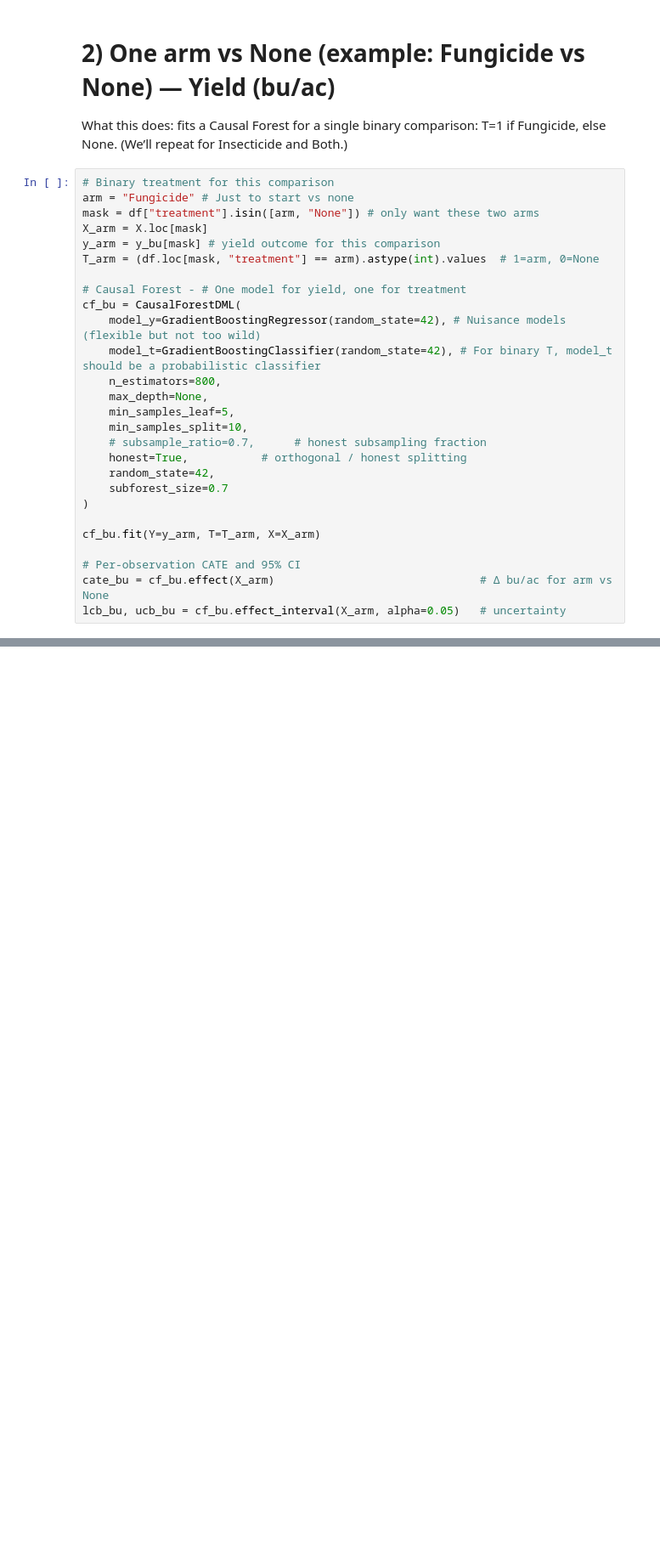
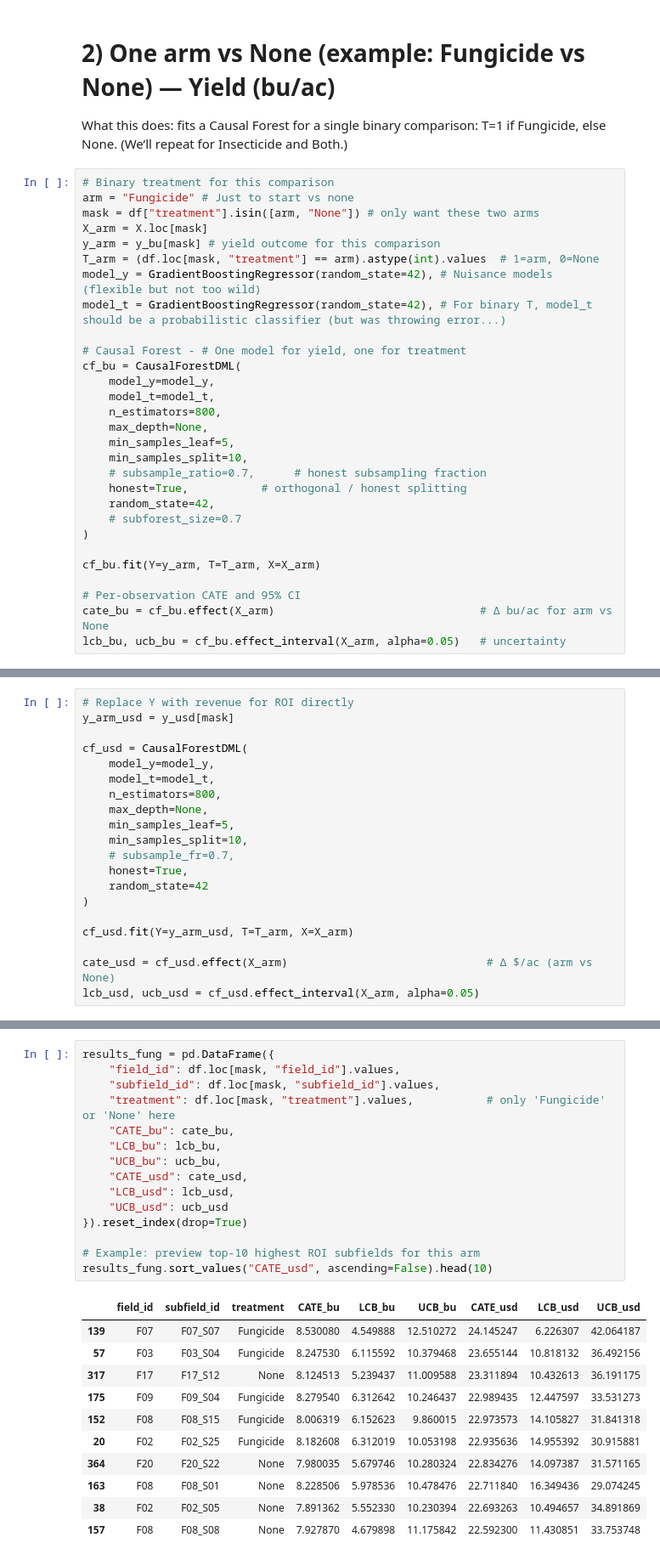
Before and after one commit to jwalluww/Portfolio_Projects, a Jupyter notebook: Quick_Hits/WIP_Farming_Dataset.ipynb, the cells around one changed output, grey strips where cells are left out. Shown at 85% size. Saved outputs shown, nothing was run; the diff lists cells and outputs as text; blank space fills up the shorter version.

```diff
--- a/Quick_Hits/WIP_Farming_Dataset.ipynb
+++ b/Quick_Hits/WIP_Farming_Dataset.ipynb
@@ -729,11 +681,13 @@ mask = df["treatment"].isin([arm, "None"]) # only want these two arms
 X_arm = X.loc[mask]
 y_arm = y_bu[mask] # yield outcome for this comparison
 T_arm = (df.loc[mask, "treatment"] == arm).astype(int).values  # 1=arm, 0=None
+model_y = GradientBoostingRegressor(random_state=42), # Nuisance models (flexible but not too wild)
+model_t = GradientBoostingRegressor(random_state=42), # For binary T, model_t should be a probabilistic classifier (but was throwing error...)
 
 # Causal Forest - # One model for yield, one for treatment
 cf_bu = CausalForestDML(
-    model_y=GradientBoostingRegressor(random_state=42), # Nuisance models (flexible but not too wild)
-    model_t=GradientBoostingClassifier(random_state=42), # For binary T, model_t should be a probabilistic classifier
+    model_y=model_y,
+    model_t=model_t,
     n_estimators=800,
     max_depth=None,
     min_samples_leaf=5,
@@ -741,7 +695,7 @@ cf_bu = CausalForestDML(
     # subsample_ratio=0.7,      # honest subsampling fraction
     honest=True,           # orthogonal / honest splitting
     random_state=42,
-    subforest_size=0.7
+    # subforest_size=0.7
 )
 
 cf_bu.fit(Y=y_arm, T=T_arm, X=X_arm)
@@ -753,0 +712,20 @@ AttributeError: Cannot use a classifier as a first stage model when the target i
+# %%
+# Replace Y with revenue for ROI directly
+y_arm_usd = y_usd[mask]
+
+cf_usd = CausalForestDML(
+    model_y=model_y,
+    model_t=model_t,
+    n_estimators=800,
+    max_depth=None,
+    min_samples_leaf=5,
+    min_samples_split=10,
+    # subsample_fr=0.7,
+    honest=True,
+    random_state=42
+)
+
+cf_usd.fit(Y=y_arm_usd, T=T_arm, X=X_arm)
+
+cate_usd = cf_usd.effect(X_arm)                              # Δ $/ac (arm vs None)
+lcb_usd, ucb_usd = cf_usd.effect_interval(X_arm, alpha=0.05)
@@ -753,0 +736,27 @@ AttributeError: Cannot use a classifier as a first stage model when the target i
+# %%
+results_fung = pd.DataFrame({
+    "field_id": df.loc[mask, "field_id"].values,
+    "subfield_id": df.loc[mask, "subfield_id"].values,
+    "treatment": df.loc[mask, "treatment"].values,           # only 'Fungicide' or 'None' here
+    "CATE_bu": cate_bu,
+    "LCB_bu": lcb_bu,
+    "UCB_bu": ucb_bu,
+    "CATE_usd": cate_usd,
+    "LCB_usd": lcb_usd,
+    "UCB_usd": ucb_usd
+}).reset_index(drop=True)
+
+# Example: preview top-10 highest ROI subfields for this arm
+results_fung.sort_values("CATE_usd", ascending=False).head(10)
+# %% [output]
+|  | field_id | subfield_id | treatment | CATE_bu | LCB_bu | UCB_bu | CATE_usd | LCB_usd | UCB_usd |
+| 139 | F07 | F07_S07 | Fungicide | 8.530080 | 4.549888 | 12.510272 | 24.145247 | 6.226307 | 42.064187 |
+| 57 | F03 | F03_S04 | Fungicide | 8.247530 | 6.115592 | 10.379468 | 23.655144 | 10.818132 | 36.492156 |
+| 317 | F17 | F17_S12 | None | 8.124513 | 5.239437 | 11.009588 | 23.311894 | 10.432613 | 36.191175 |
+| 175 | F09 | F09_S04 | Fungicide | 8.279540 | 6.312642 | 10.246437 | 22.989435 | 12.447597 | 33.531273 |
+| 152 | F08 | F08_S15 | Fungicide | 8.006319 | 6.152623 | 9.860015 | 22.973573 | 14.105827 | 31.841318 |
+| 20 | F02 | F02_S25 | Fungicide | 8.182608 | 6.312019 | 10.053198 | 22.935636 | 14.955392 | 30.915881 |
+| 364 | F20 | F20_S22 | None | 7.980035 | 5.679746 | 10.280324 | 22.834276 | 14.097387 | 31.571165 |
+| 163 | F08 | F08_S01 | None | 8.228506 | 5.978536 | 10.478476 | 22.711840 | 16.349436 | 29.074245 |
+| 38 | F02 | F02_S05 | None | 7.891362 | 5.552330 | 10.230394 | 22.693263 | 10.494657 | 34.891869 |
+| 157 | F08 | F08_S08 | None | 7.927870 | 4.679898 | 11.175842 | 22.592300 | 11.430851 | 33.753748 |
```
Also changed, not shown: parts of 13 cells of this notebook.
